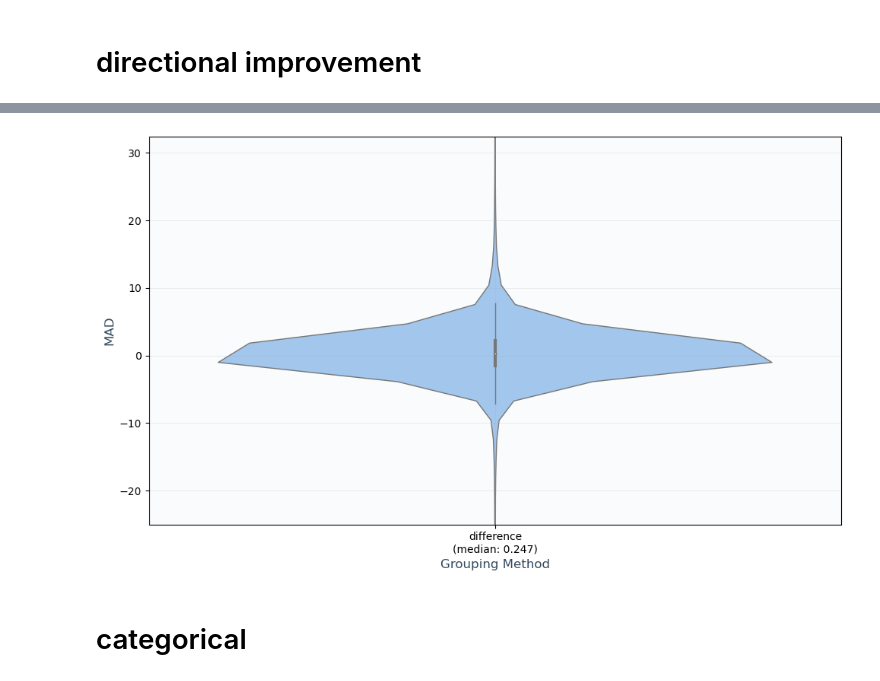
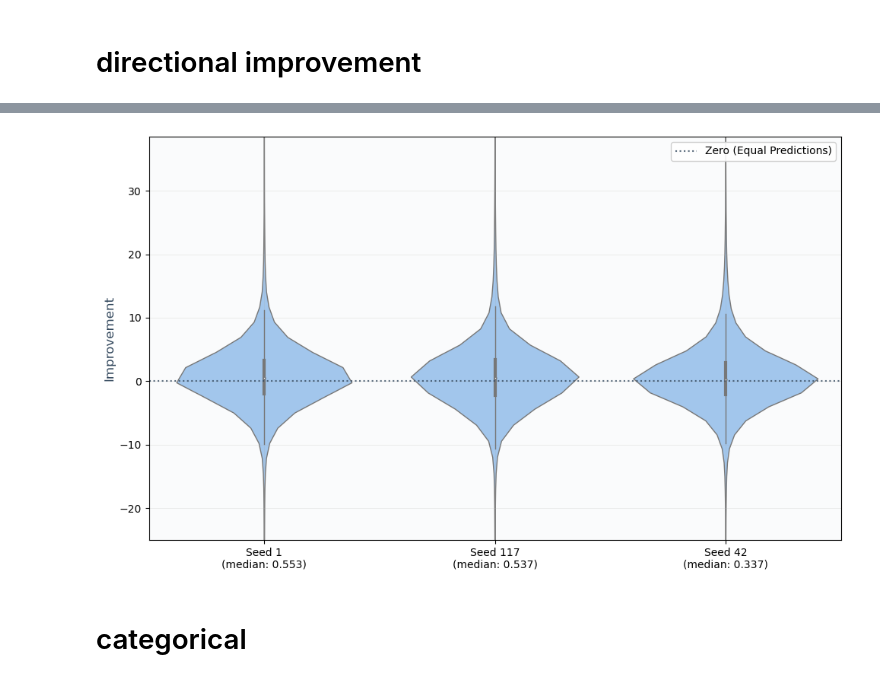
Before and after one commit to WannesLamberts/MTL-peptide-property-prediction-pool, a Jupyter notebook: notebooks/model_interpretation_test.ipynb, the cells around one changed output, grey strips where cells are left out. Drawn from its saved outputs; the diff is of its cells as text; code cells hidden in the pictures.

```diff
--- a/notebooks/model_interpretation_test.ipynb
+++ b/notebooks/model_interpretation_test.ipynb
@@ -133,3 +133,20 @@ better_cases = (np.abs(difference_pool) < np.abs(difference_base)) & (your_signs
 worse_cases = (np.abs(difference_pool) > np.abs(difference_base))
 # %% [markdown]
 # directional improvement
+# %%
+import os
+import glob
+import pandas as pd
+def get_predictions(name):
+    dfs=[]
+    for sub_dir in os.listdir(log_dir):
+        if sub_dir.startswith(f"CONFIG={name}"):
+            config_name = sub_dir.split(",")[0].replace("CONFIG=", "")
+            version_path = os.path.join(log_dir, sub_dir, "version_0", "predictions")
+            csv_file = glob.glob(os.path.join(version_path, f"test_loss=*.csv"))[0]
+            df = pd.read_csv(csv_file,index_col=0)
+            dfs.append(df)
+    return dfs
+# %%
+base_predictions = get_predictions("base")
+pool_predictions = get_predictions("pool")
@@ -138,5 +162,3 @@ def directional_improvement(base_pred, your_pred, true_value):
     base_error = abs(base_pred - true_value)
     your_error = abs(your_pred - true_value)
     return (base_error - your_error)  # Positive = improvement
-# %%
-imp = directional_improvement(df_base['predictions'],df_pool['predictions'],df_base['label'])
@@ -157,0 +165,5 @@ Length: 247344, dtype: float64
+# %%
+improvements=[]
+for x in range(0,3):
+    imp = directional_improvement(base_predictions[x]['predictions'],pool_predictions[x]['predictions'],base_predictions[x]['label'])
+    improvements.append(imp)
@@ -158,7 +236,7 @@ Length: 247344, dtype: float64
 # %%
-create_MAD_comparison_violinplot([imp],["difference"],lower=-25,percentile_cutoff=0.999)
+create_MAD_comparison_violinplot(improvements,["Seed 1","Seed 117","Seed 42"],ylabel="Improvement",xlabel="",lower=-25,percentile_cutoff=0.999)
 # %% [output]
-[figure, old version]
+[figure, new version]
 # %% [markdown]
 # categorical
 # %%
```
Also changed, not shown: parts of 6 cells of this notebook, 4 other files.
